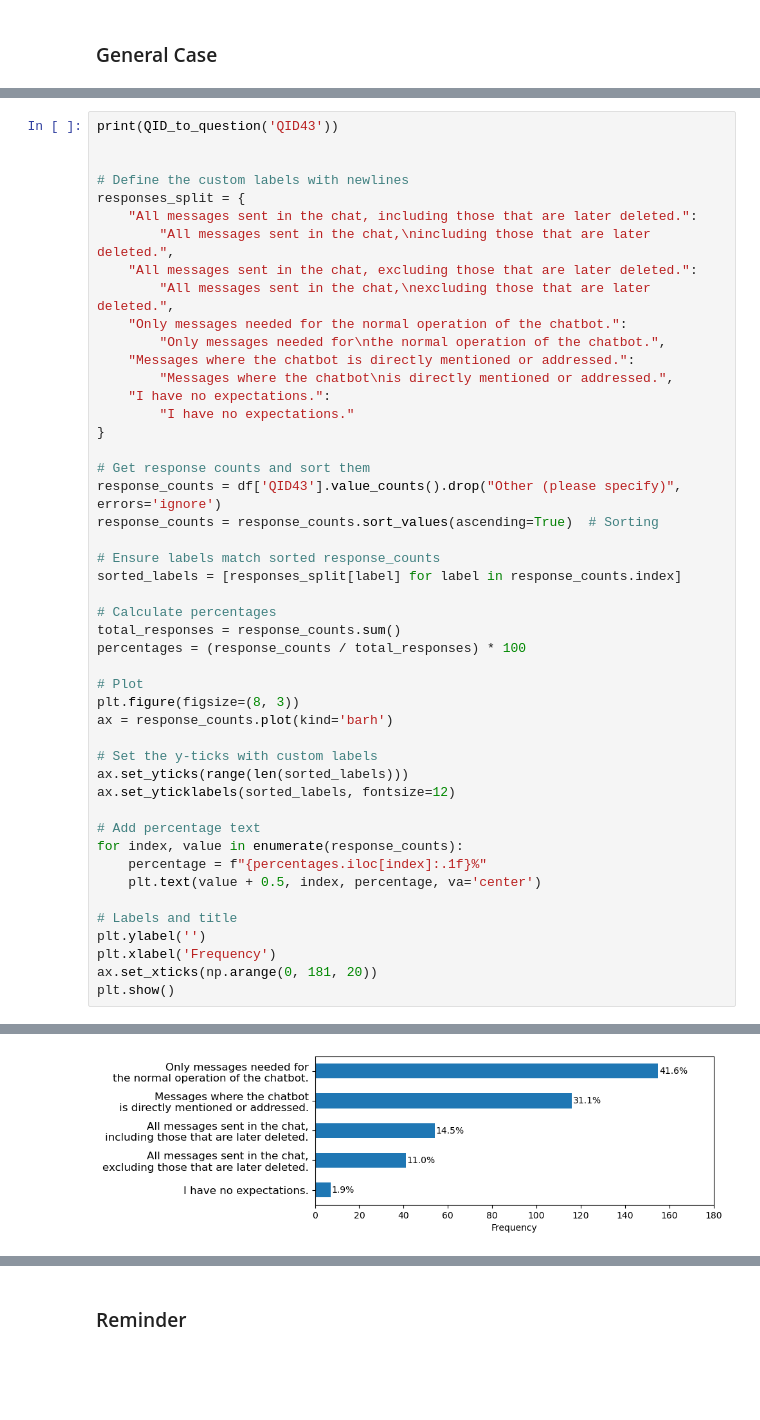
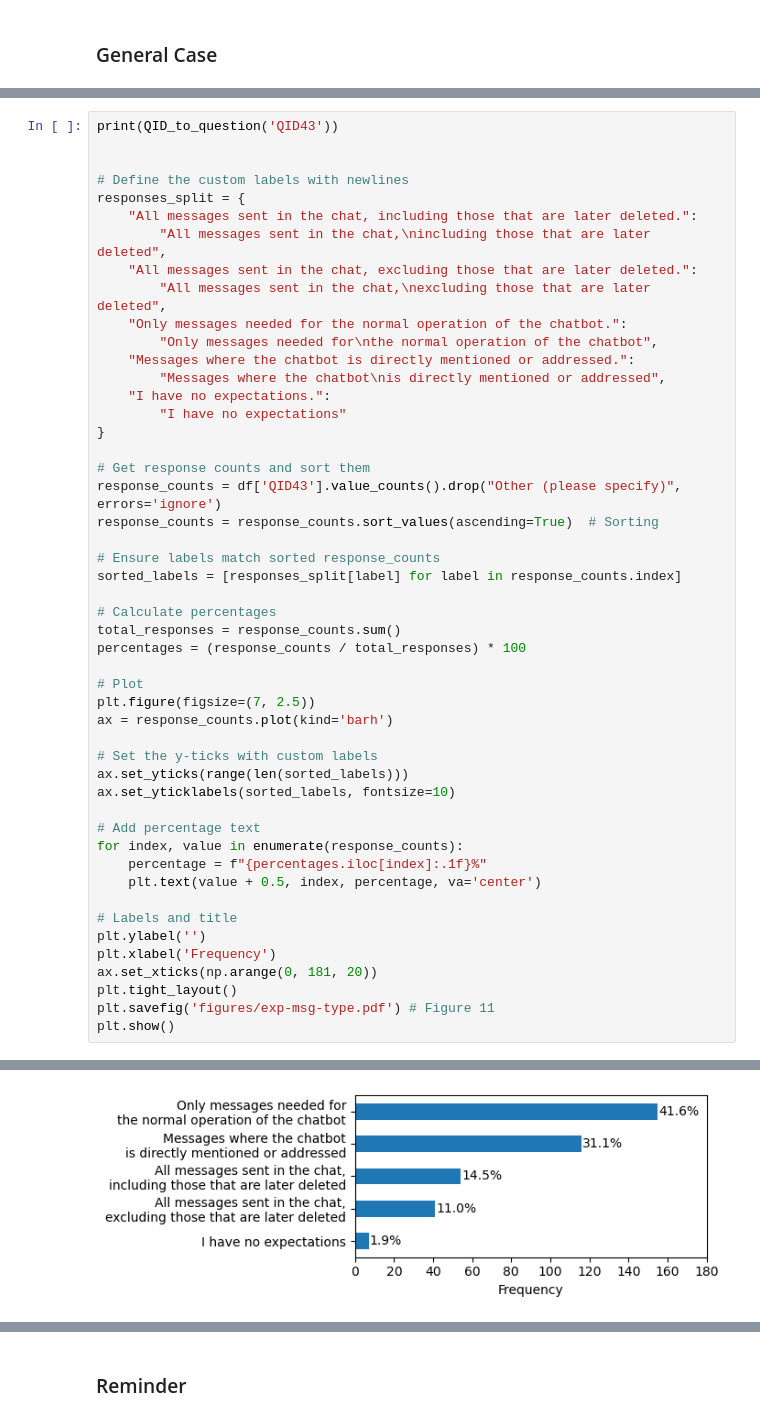
Before and after one commit to csienslab/bot-among-us, a Jupyter notebook: analysis.ipynb, the cells around one changed output, grey strips where cells are left out. Saved outputs shown, nothing was run; the diff lists cells and outputs as text; blank space fills up the shorter version.

```diff
--- a/analysis.ipynb
+++ b/analysis.ipynb
@@ -1746,49 +1828,51 @@ print(QID_to_question('QID43'))
 # Define the custom labels with newlines
 responses_split = {
     "All messages sent in the chat, including those that are later deleted.":
-        "All messages sent in the chat,\nincluding those that are later deleted.",
+        "All messages sent in the chat,\nincluding those that are later deleted",
     "All messages sent in the chat, excluding those that are later deleted.":
-        "All messages sent in the chat,\nexcluding those that are later deleted.",
+        "All messages sent in the chat,\nexcluding those that are later deleted",
     "Only messages needed for the normal operation of the chatbot.":
-        "Only messages needed for\nthe normal operation of the chatbot.",
+        "Only messages needed for\nthe normal operation of the chatbot",
     "Messages where the chatbot is directly mentioned or addressed.":
-        "Messages where the chatbot\nis directly mentioned or addressed.",
+        "Messages where the chatbot\nis directly mentioned or addressed",
     "I have no expectations.":
-        "I have no expectations."
+        "I have no expectations"
 }
 
 # Get response counts and sort them
 response_counts = df['QID43'].value_counts().drop("Other (please specify)", errors='ignore')
 response_counts = response_counts.sort_values(ascending=True)  # Sorting
 
 # Ensure labels match sorted response_counts
 sorted_labels = [responses_split[label] for label in response_counts.index]
 
 # Calculate percentages
 total_responses = response_counts.sum()
 percentages = (response_counts / total_responses) * 100
 
 # Plot
-plt.figure(figsize=(8, 3))
+plt.figure(figsize=(7, 2.5))
 ax = response_counts.plot(kind='barh')
 
 # Set the y-ticks with custom labels
 ax.set_yticks(range(len(sorted_labels)))
-ax.set_yticklabels(sorted_labels, fontsize=12)
+ax.set_yticklabels(sorted_labels, fontsize=10)
 
 # Add percentage text
 for index, value in enumerate(response_counts):
     percentage = f"{percentages.iloc[index]:.1f}%"
     plt.text(value + 0.5, index, percentage, va='center')
 
 # Labels and title
 plt.ylabel('')
 plt.xlabel('Frequency')
 ax.set_xticks(np.arange(0, 181, 20))
+plt.tight_layout()
+plt.savefig('figures/exp-msg-type.pdf') # Figure 11
 plt.show()
 # %% [output]
 Ideally, what type of messages do you expect a chatbot in a group chat has access to? - Selected Choice
-[figure, old version]
+[figure, new version]
 # %%
 print(QID_to_question('QID44_1'))
 fig, ax = plot_rankings(
```
Also changed, not shown: parts of 28 cells of this notebook, 16 other files.
